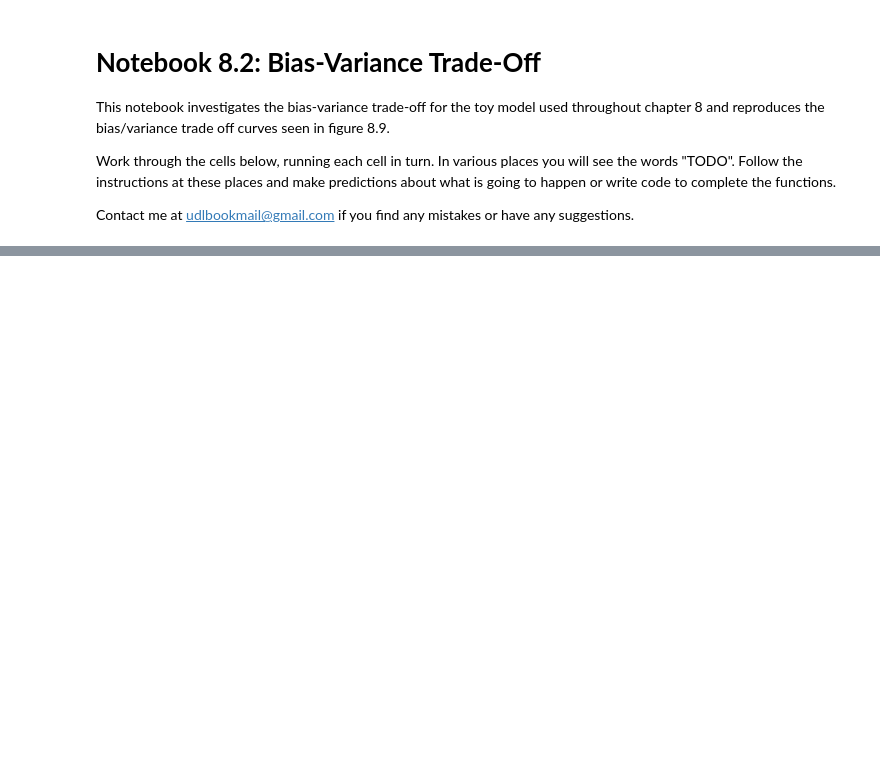
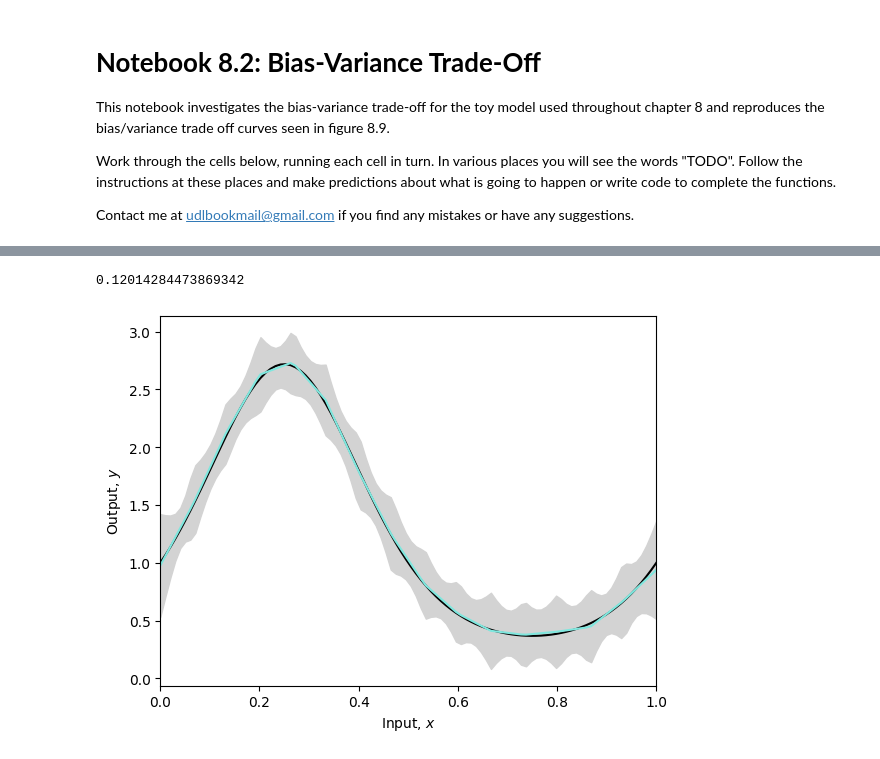
Before and after one commit to anjandhungana/udlbook, a Jupyter notebook: Notebooks/Chap08/8_2_Bias_Variance_Trade_Off.ipynb, the cells around one changed output, grey strips where cells are left out. Saved outputs shown, nothing was run; the diff lists cells and outputs as text; code cells hidden in the pictures; blank space fills up the shorter version.

```diff
--- a/Notebooks/Chap08/8_2_Bias_Variance_Trade_Off.ipynb
+++ b/Notebooks/Chap08/8_2_Bias_Variance_Trade_Off.ipynb
@@ -122,15 +126,15 @@ def get_model_mean_variance(n_data, n_datasets, n_hidden, sigma_func):
   for c_dataset in range(n_datasets):
     # TODO -- Generate n_data x,y, pairs with standard deviation sigma_func
     # Replace this line
-    x_data,y_data = np.zeros([1,n_data]),np.zeros([1,n_data])
+    x_data,y_data = generate_data(n_data, sigma_func)
 
     # TODO -- Fit the model
     # Replace this line:
-    beta = 0; omega = np.zeros([n_hidden,1])
+    beta, omega = fit_model_closed_form(x_data,y_data,n_hidden)
 
     # TODO -- Run the fitted model on x_model
     # Replace this line
-    y_model = np.zeros_like(x_model);
+    y_model = network(x_model, beta, omega);
 
     # Store the model results
     y_model_all[c_dataset,:] = y_model
@@ -144,16 +148,21 @@ def get_model_mean_variance(n_data, n_datasets, n_hidden, sigma_func):
 # %%
 # Let's generate N random data sets, fit the model N times and look the mean and variance
 n_datasets = 100
-n_data = 15
+n_data = 100
 sigma_func = 0.3
-n_hidden = 5
+n_hidden = 15
 
 # Get mean and variance of fitted model
 np.random.seed(1)
 mean_model, std_model = get_model_mean_variance(n_data, n_datasets, n_hidden, sigma_func) ;
 
+print(np.mean(std_model))
+
 # Plot the results
 plot_function(x_func, y_func, x_model=x_model, y_model=mean_model, sigma_model=std_model)
+# %% [output]
+0.12014284473869342
+[figure, added]
 # %%
 # TODO -- Experiment with changing the number of data points and the number of hidden variables
 # in the model.  Get a feeling for what happens in terms of the bias (squared deviation between cyan and black lines)
```
Also changed, not shown: parts of 3 cells of this notebook.
